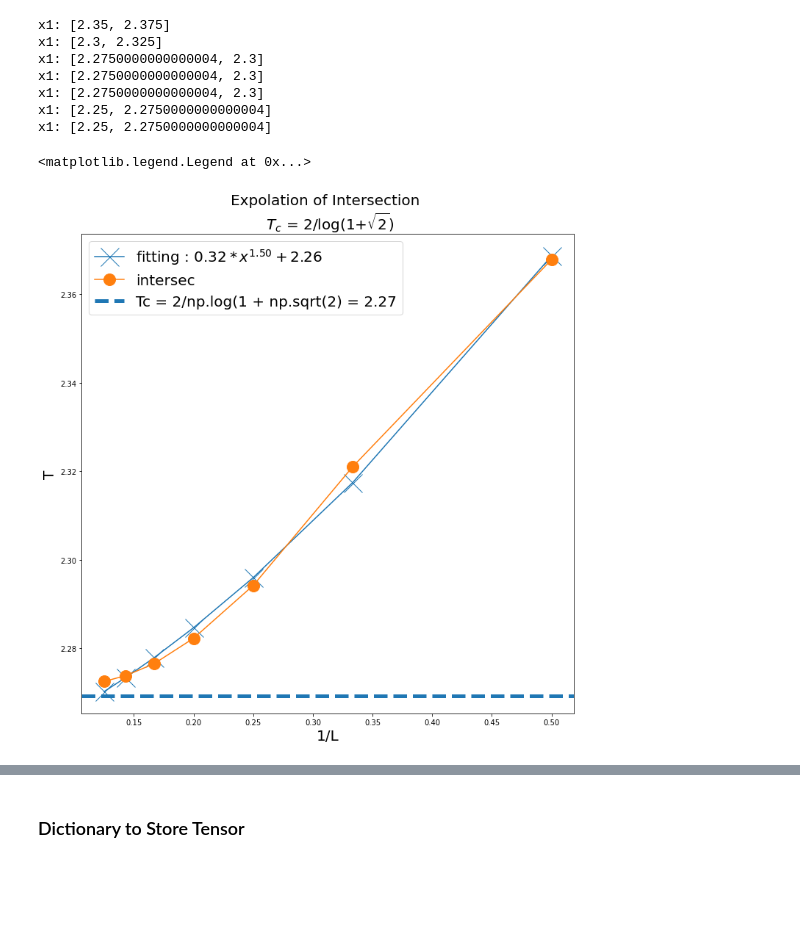
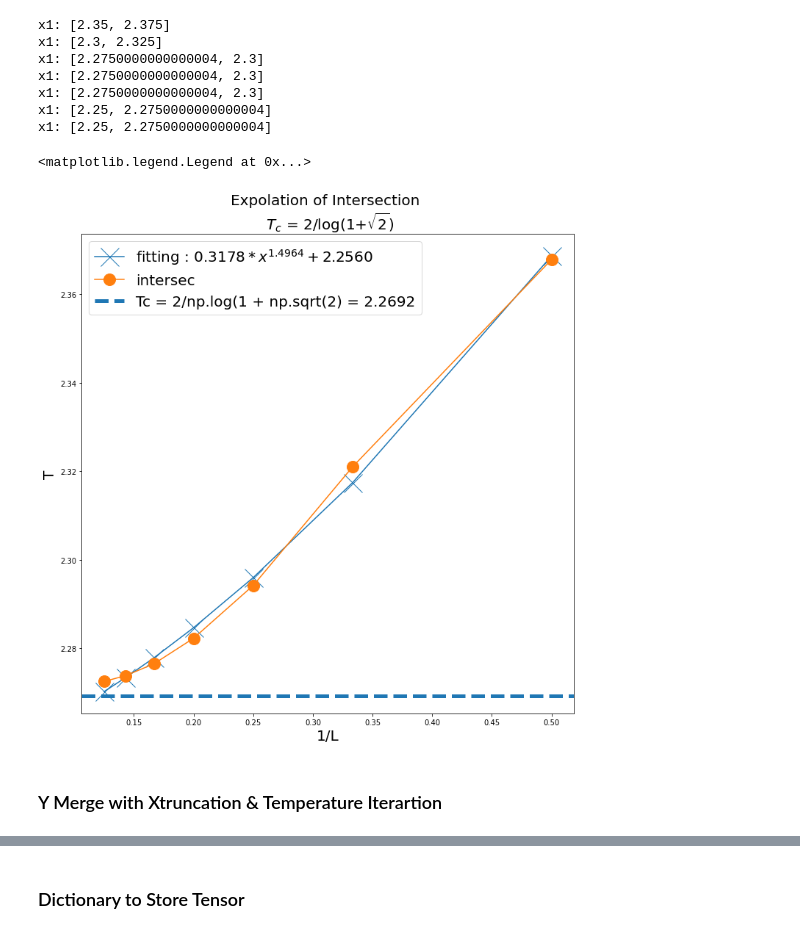
Before and after one commit to aronton/11020PHYS401200-Computational-Physics, a Jupyter notebook: 109022802_2Dising_report_PartC.ipynb, the cells around one changed output, grey strips where cells are left out. Saved outputs shown, nothing was run; the diff lists cells and outputs as text; code cells hidden in the pictures; blank space fills up the shorter version.

```diff
--- a/109022802_2Dising_report_PartC.ipynb
+++ b/109022802_2Dising_report_PartC.ipynb
@@ -383,7 +383,7 @@ plt.figure(figsize = (12,12))
 plt.title("corr length/L vs temperature", fontsize = 30)
 
 for l in range(1,len(Lylist)):
-    plt.plot(t[:], corr1[l,:]/Lylist[l], label = "Ly%d" %(Lylist[l]))
+    plt.plot(t[:], corr[l,:]/Lylist[l], label = "Ly%d" %(Lylist[l]))
 
 plt.xlim(2,3)
 plt.xticks(fontsize = 20 )
@@ -534,15 +398,0 @@ maxBond 16
-# %%
-plt.figure(figsize = (12,12))
-plt.title("corr length/L vs temperature", fontsize = 30)
-
-for l in range(1,len(Lylist)):
-    plt.plot(t[:], corr_truncate[l,:]/Lylist[l], label = "Ly=%d" %(Lylist[l]))
-
-# plt.xlim(2,3)
-plt.axvline(x=2.27,c='green',ls='--',lw=3,label="2.27")
-plt.xticks(fontsize = 20 )
-plt.xlabel("t",fontsize = 25)
-plt.ylim(0,3)
-plt.yticks(fontsize = 20 )
-plt.ylabel("corr length/L",fontsize = 25)
-plt.legend(fontsize = 20)
@@ -598,18 +445,20 @@ x1: [2.25, 2.2750000000000004]
 # %%
 def func(x, a, mu, pc):
     return a * x ** mu + pc
 
 popt, pcov = curve_fit(func, L_inverse, Xintersection, maxfev=40000)
 y = func(L_inverse[:],*popt)
 
 plt.figure(figsize=(12,12))
-plt.plot(L_inverse[:],y[:],"-x", label = "fitting : $%.2f*x^{%.2f}+%.2f$" %(popt[0],popt[1],popt[2]),markersize=25)
+plt.plot(L_inverse[:],y[:],"-x", label = "fitting : $%.4f*x^{%.4f}+%.4f$" %(popt[0],popt[1],popt[2]),markersize=25)
 plt.plot(L_inverse,Xintersection,"-o", label = "intersec",markersize=16)
 plt.title("Expolation of Intersection \n $T_c$ = 2/log(1+$\sqrt{2}$)", fontsize = 20)
-plt.axhline(y=2/np.log(1 + np.sqrt(2)), ls = "--", linewidth = 5 ,label = "Tc = 2/np.log(1 + np.sqrt(2) = %.2f" %(2/np.log(1 + np.sqrt(2))))
+plt.axhline(y=2/np.log(1 + np.sqrt(2)), ls = "--", linewidth = 5 ,label = "Tc = 2/np.log(1 + np.sqrt(2) = %.4f" %(2/np.log(1 + np.sqrt(2))))
 plt.xlabel("1/L", fontsize = 20)
 plt.ylabel("T", fontsize = 20)
 plt.legend(loc = "best", fontsize=20)
 # %% [output]
 <matplotlib.legend.Legend at 0x...>
-[figure, old version]
+[figure, new version]
+# %% [markdown]
+### Y Merge with Xtruncation & Temperature Iterartion
```
Also changed, not shown: parts of 22 cells of this notebook, 1 other file.
